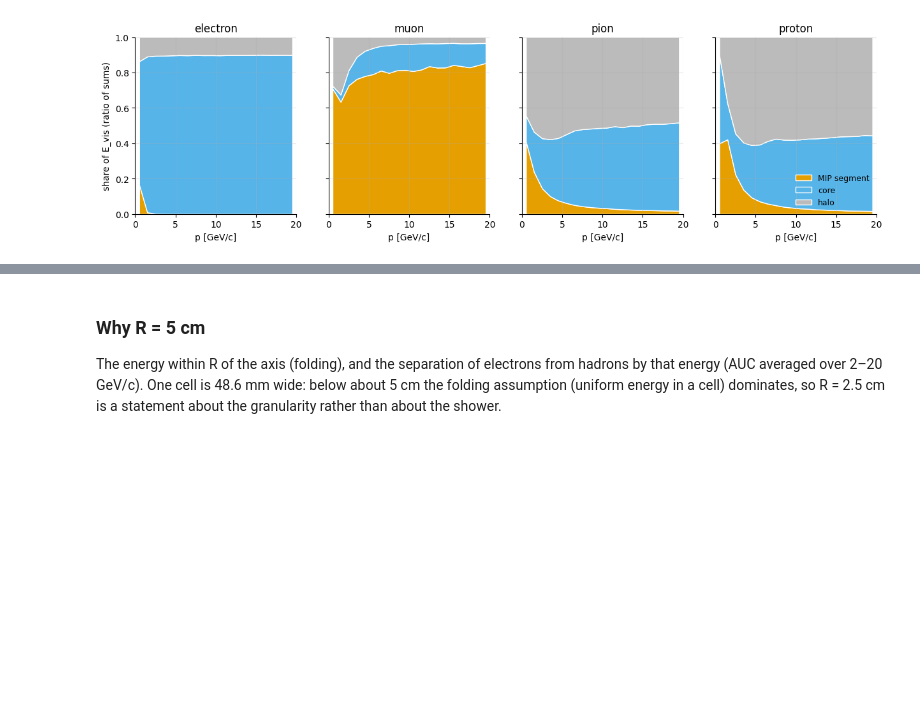
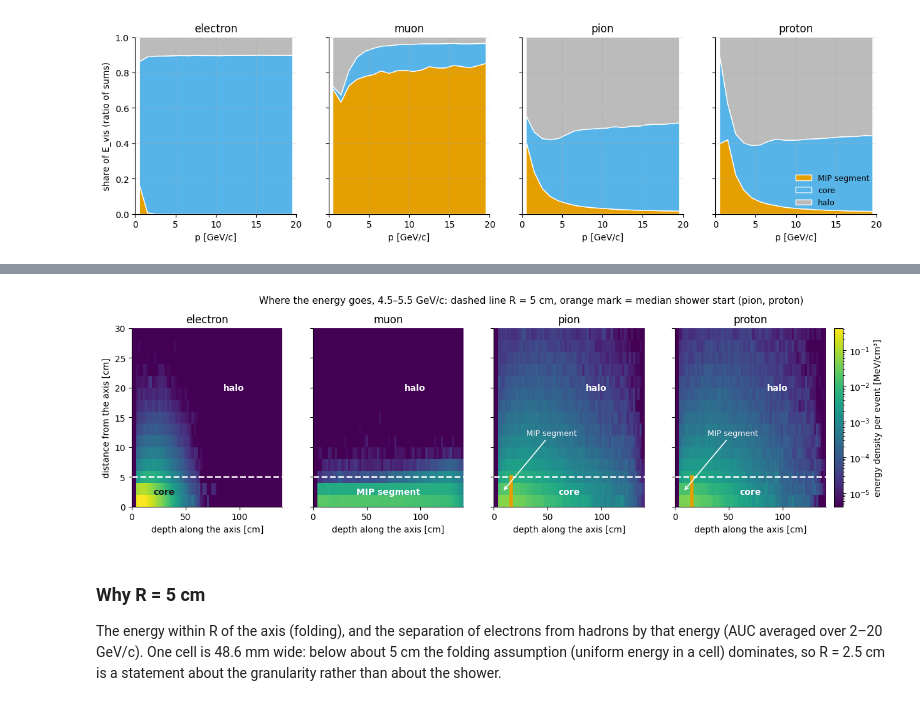
Before and after one commit to EgyipTomi425/shape-form-particle, a Jupyter notebook: notebooks/09_axis_core.ipynb, the cells around one changed output, grey strips where cells are left out. Cells and saved outputs as stored; diff of their text form; code cells hidden in the pictures; blank space fills up the shorter version.

```diff
--- a/notebooks/09_axis_core.ipynb
+++ b/notebooks/09_axis_core.ipynb
@@ -70,3 +74,7 @@ display(t.loc[(slice(None), [0, 1, 2, 4, 9, 14, 19]), :].round(3))
+# %%
+_ = G.q1_region_map() if os.path.exists("results/core_mip/q1_region_map.npz") else print("run scripts/core_mip_region_map.py first")
+# %% [output]
+[figure, added]
 # %% [markdown]
 ### Why R = 5 cm
 
```
Also changed, not shown: parts of 1 cell of this notebook, 12 other files.
